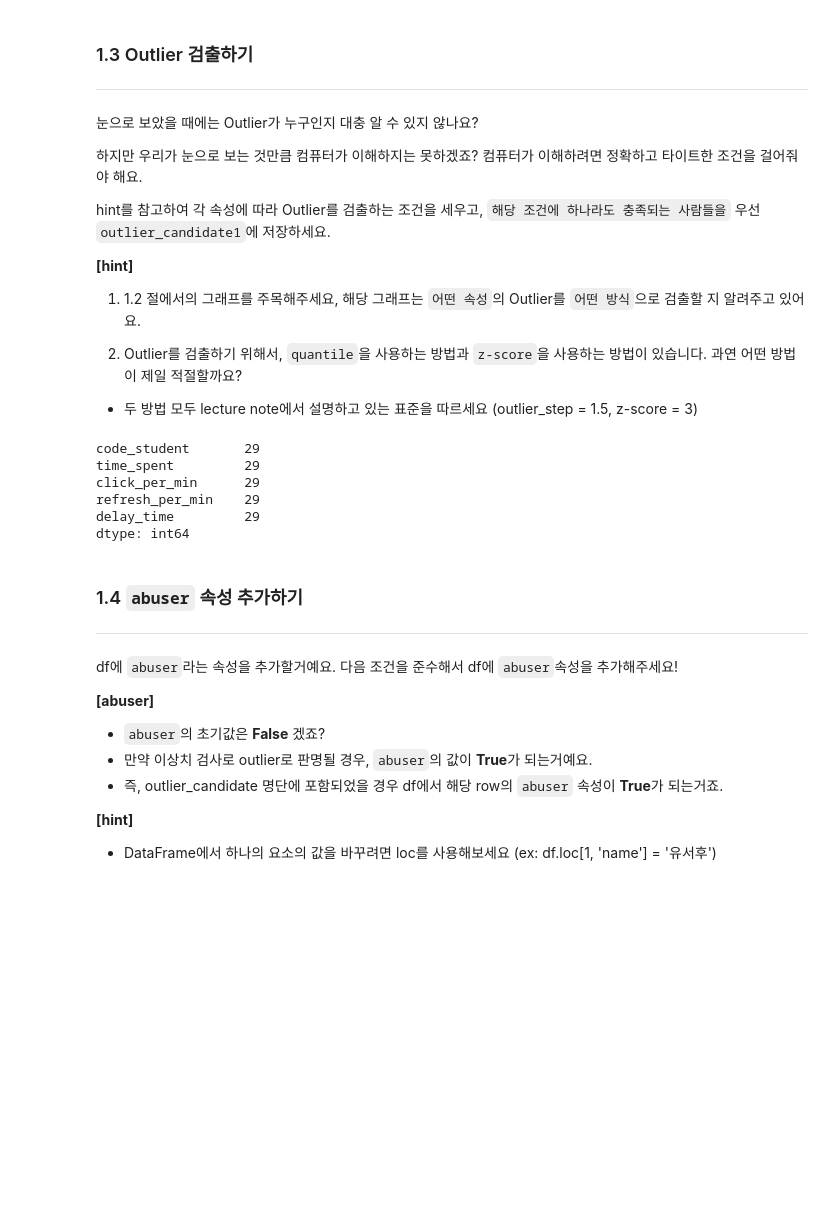
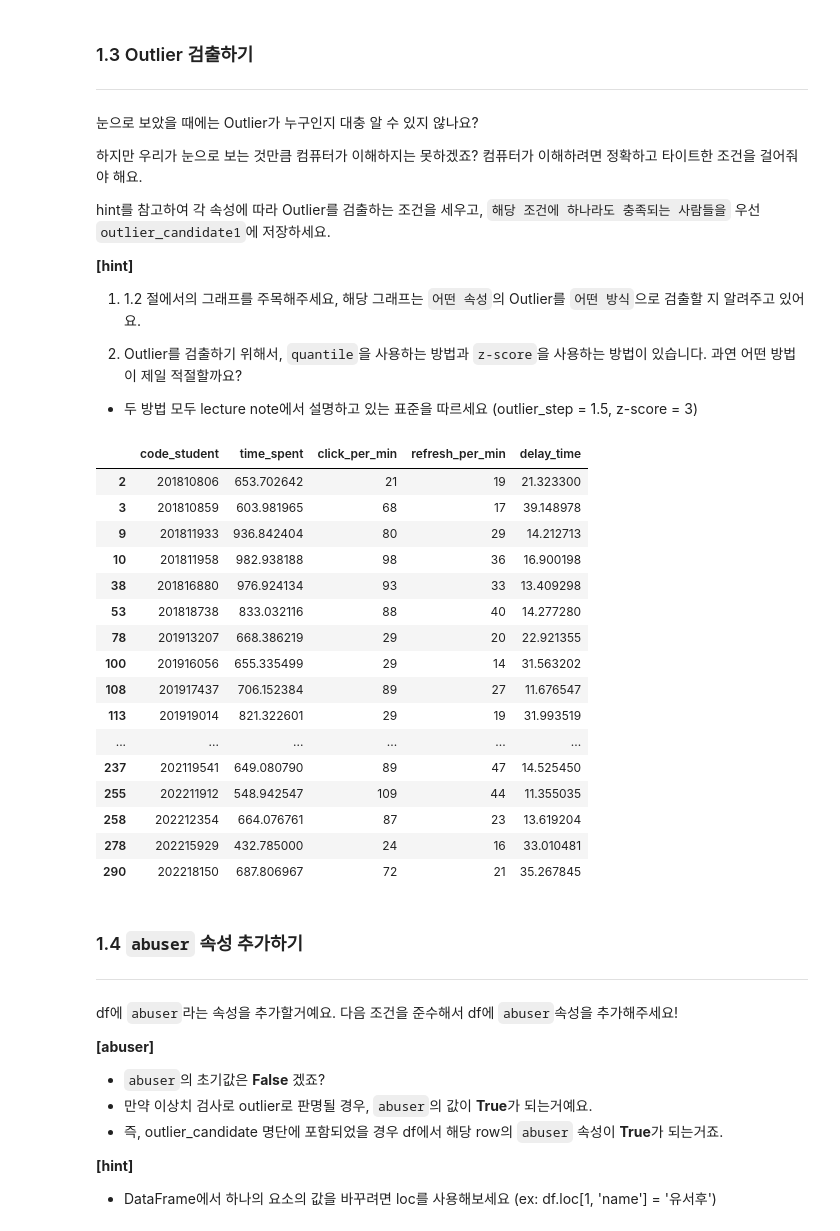
Before and after one commit to hyotatoFrappuccino/KNU_DataAnalysisProgramming, a Jupyter notebook: lecture5.ipynb, the cells around one changed output. Drawn from its saved outputs; the diff is of its cells as text; code cells hidden in the pictures; blank space fills up the shorter version.

```diff
--- a/lecture5.ipynb
+++ b/lecture5.ipynb
@@ -367,42 +367,49 @@ hint를 참고하여 각 속성에 따라 Outlier를 검출하는 조건을 세
 # %%
 attribute = 'delay_time'
 Q1 = df[attribute].quantile(.25)
 Q3 = df[attribute].quantile(.75)
 
 IQR = Q3 - Q1
 outlier_step = 1.5 * IQR
 
 attribute2 = 'refresh_per_min'
 Q12 = df[attribute2].quantile(.25)
 Q32 = df[attribute2].quantile(.75)
 
 IQR = Q3 - Q1
 outlier_step2 = 1.5 * IQR
 
 attribute3 = 'click_per_min'
 Q13 = df[attribute3].quantile(.25)
 Q33 = df[attribute3].quantile(.75)
 
 IQR = Q3 - Q1
 outlier_step3 = 1.5 * IQR
 
 outlier_candidate1 = df[
-                        # ((df[attribute] < Q1 - outlier_step) | (df[attribute] > Q3 + outlier_step)) |
+                        ((df[attribute] < Q1 - outlier_step) | (df[attribute] > Q3 + outlier_step)) |
                         ((df[attribute2] < Q12 - outlier_step2) | (df[attribute2] > Q32 + outlier_step2)) |
                         ((df[attribute3] < Q13 - outlier_step3) | (df[attribute3] > Q33 + outlier_step3)) ]
 
-# 1 2 = 16
-# 1 3 = 30
-# 2 3 = 29
-# 25개가 나와야 함
-outlier_candidate1.count()
+outlier_candidate1
 # %% [output]
-code_student       29
-time_spent         29
-click_per_min      29
-refresh_per_min    29
-delay_time         29
-dtype: int64
+|  | code_student | time_spent | click_per_min | refresh_per_min | delay_time |
+| 2 | 201810806 | 653.702642 | 21 | 19 | 21.323300 |
+| 3 | 201810859 | 603.981965 | 68 | 17 | 39.148978 |
+| 9 | 201811933 | 936.842404 | 80 | 29 | 14.212713 |
+| 10 | 201811958 | 982.938188 | 98 | 36 | 16.900198 |
+| 38 | 201816880 | 976.924134 | 93 | 33 | 13.409298 |
+| 53 | 201818738 | 833.032116 | 88 | 40 | 14.277280 |
+| 78 | 201913207 | 668.386219 | 29 | 20 | 22.921355 |
+| 100 | 201916056 | 655.335499 | 29 | 14 | 31.563202 |
+| 108 | 201917437 | 706.152384 | 89 | 27 | 11.676547 |
+| 113 | 201919014 | 821.322601 | 29 | 19 | 31.993519 |
+| ... | ... | ... | ... | ... | ... |
+| 237 | 202119541 | 649.080790 | 89 | 47 | 14.525450 |
+| 255 | 202211912 | 548.942547 | 109 | 44 | 11.355035 |
+| 258 | 202212354 | 664.076761 | 87 | 23 | 13.619204 |
+| 278 | 202215929 | 432.785000 | 24 | 16 | 33.010481 |
+| 290 | 202218150 | 687.806967 | 72 | 21 | 35.267845 |
 # %% [markdown]
 ### 1.4 `abuser` 속성 추가하기
 
```
Also changed, not shown: parts of 3 cells of this notebook.
